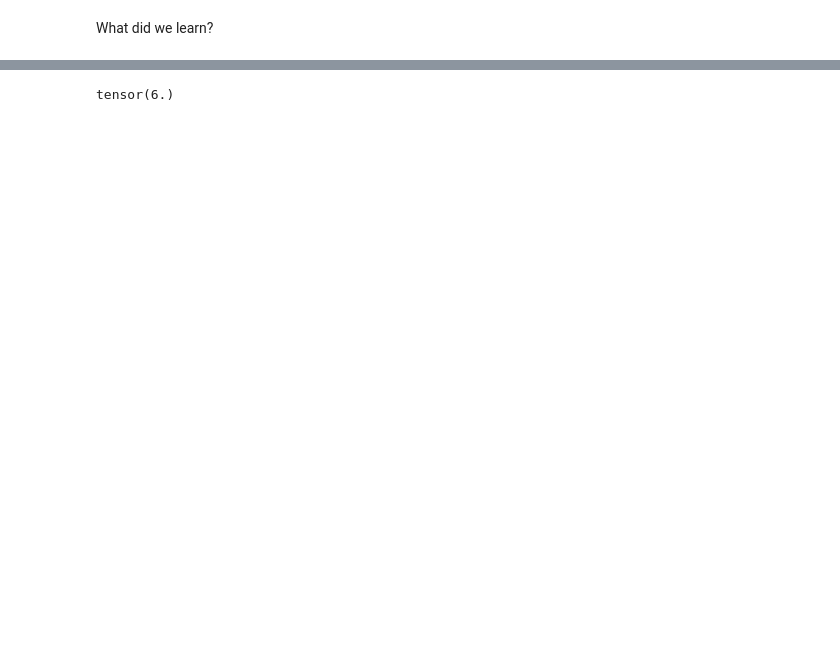
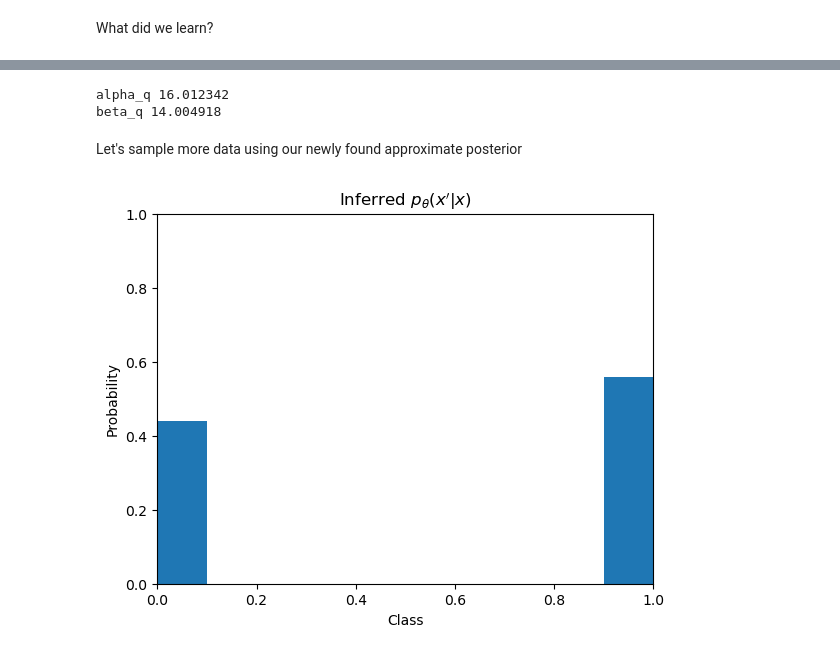
Before and after one commit to MicheleUIT/Probabilistic-load-forecasting-with-Reservoir-Computing, a Jupyter notebook: code/tutorials/Experiments_with_PYRO.ipynb, the cells around one changed output, grey strips where cells are left out. Cells and saved outputs as stored; diff of their text form; code cells hidden in the pictures; blank space fills up the shorter version.

```diff
--- a/code/tutorials/Experiments_with_PYRO.ipynb
+++ b/code/tutorials/Experiments_with_PYRO.ipynb
@@ -145,9 +156,27 @@ They are compatible with what found with SVI
 $$
     \lambda = \frac{|0.5\bar{3}-0.537|}{\sqrt{0.089^2+0.09^2}} \simeq 0.03 < 1.
 $$
-# %%
-# sum of x
-sum = torch.tensor(data).sum()
-print(sum)
-# %% [output]
-tensor(6.)
+# %%
+for name, value in pyro.get_param_store().items():
+    print(name, pyro.param(name).data.cpu().numpy())
+# %% [output]
+alpha_q 16.012342
+beta_q 14.004918
+# %% [markdown]
+Let's sample more data using our newly found approximate posterior
+# %%
+predictive = pyro.infer.Predictive(model, guide=guide, num_samples=100)
+svi_samples = predictive(data = None)
+sampled_data = svi_samples['obs']
+# %%
+plt.bar(np.unique(sampled_data, return_counts=True)[0],
+        np.unique(sampled_data, return_counts=True)[1]/np.sum(np.unique(sampled_data, return_counts=True)[1]),
+        width=0.2)
+plt.xlabel('Class')
+plt.ylabel('Probability')
+plt.title(r"Inferred $p_\theta(x'|x)$")
+plt.xlim(0, 1)
+plt.ylim(0, 1)
+plt.show()
+# %% [output]
+[figure, added]
```
Also changed, not shown: parts of 16 cells of this notebook.
